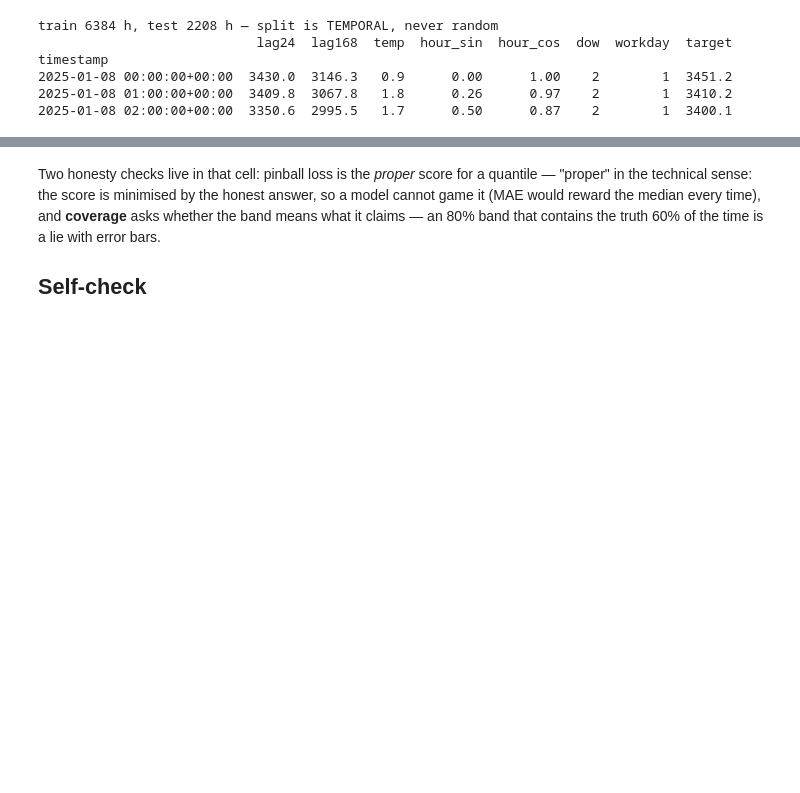
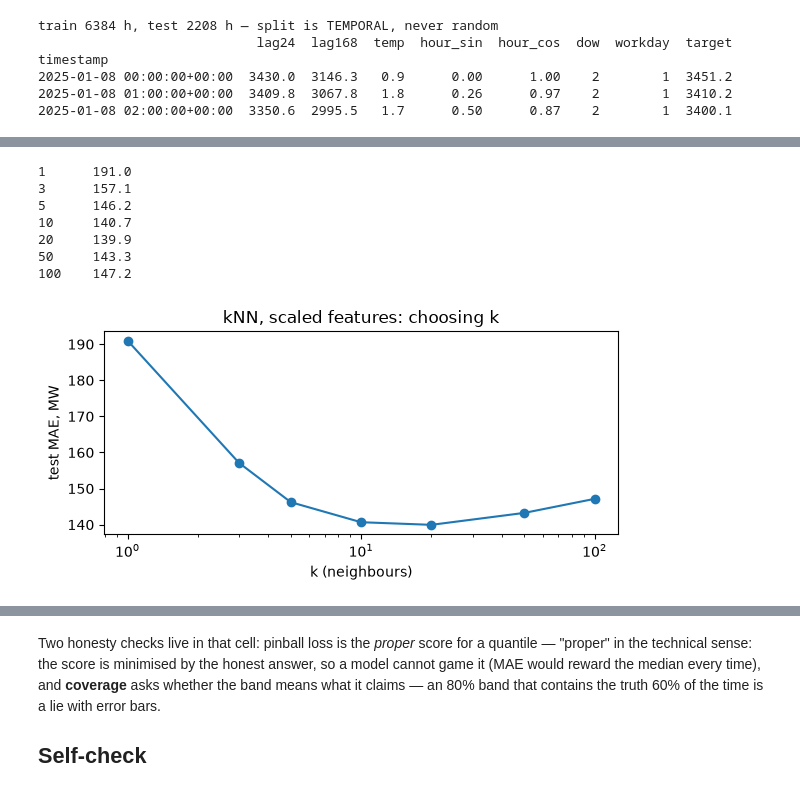
Before and after one commit to KTH-EG2140/course-material, a Jupyter notebook: notebooks/LC10_forecasting_learners.ipynb, the cells around one changed output, grey strips where cells are left out. Drawn from its saved outputs; the diff is of its cells as text; code cells hidden in the pictures; blank space fills up the shorter version.

```diff
--- a/notebooks/LC10_forecasting_learners.ipynb
+++ b/notebooks/LC10_forecasting_learners.ipynb
@@ -87,12 +76,0 @@ Both learners beat persistence by about 50 MW; the linear model wins by a hair
-# %%
-from sklearn.linear_model import LinearRegression
-from sklearn.ensemble import HistGradientBoostingRegressor
-models = {"linear": LinearRegression(), "gbdt": HistGradientBoostingRegressor(random_state=0)}
-# Fit each candidate on the training period, score MAE on the untouched test
-# period; the persistence row reuses the lag24 column — no model needed.
-mae = {}
-for name, m in models.items():
-    m.fit(Xtr, ytr)
-    mae[name] = float(np.abs(m.predict(Xte) - yte).mean())
-mae["persistence(24h)"] = float(np.abs(Xte["lag24"] - yte).mean())
-print(pd.Series(mae).round(1).sort_values().to_string())
@@ -135,0 +130,7 @@ ax.legend(); ax.set_ylabel("MW"); ax.set_title("Probabilistic forecast, one Octo
+# %%
+from sklearn.neighbors import KNeighborsRegressor
+# kNN with k=10 on the table exactly as built in 1.1
+knn_raw = KNeighborsRegressor(10)
+knn_raw.fit(Xtr, ytr)                  # kNN only stores the training rows
+mae["kNN k=10, raw features"] = float(np.abs(knn_raw.predict(Xte) - yte).mean())
+print(f"kNN k=10, raw features: {mae['kNN k=10, raw features']:.1f} MW")
@@ -135,0 +178,11 @@ ax.legend(); ax.set_ylabel("MW"); ax.set_title("Probabilistic forecast, one Octo
+# %%
+from sklearn.pipeline import make_pipeline
+from sklearn.preprocessing import StandardScaler
+# Scaler + kNN as one model: the scaler learns its means/spreads from Xtr only
+knn_scaled = make_pipeline(StandardScaler(), KNeighborsRegressor(10))
+knn_scaled.fit(Xtr, ytr)
+mae["kNN k=10, scaled"] = float(np.abs(knn_scaled.predict(Xte) - yte).mean())
+print(f"kNN k=10, scaled: {mae['kNN k=10, scaled']:.1f} MW")
+# The same 08:00 row: scale it with the training scaler, then ask for its neighbours
+dist, pos = knn_scaled[1].kneighbors(knn_scaled[0].transform(row))
+print("forecast hour:", row.index.hour[0], "  neighbours' hours:", list(Xtr.index[pos[0]].hour))
@@ -135,0 +203,22 @@ ax.legend(); ax.set_ylabel("MW"); ax.set_title("Probabilistic forecast, one Octo
+# %%
+# Fit the scaled kNN once per k and record its test MAE
+k_values = [1, 3, 5, 10, 20, 50, 100]
+k_mae = []
+for k in k_values:
+    m = make_pipeline(StandardScaler(), KNeighborsRegressor(k)).fit(Xtr, ytr)
+    k_mae.append(float(np.abs(m.predict(Xte) - yte).mean()))
+print(pd.Series(k_mae, index=k_values).round(1).to_string())
+# MAE against k, log x-axis
+fig, ax = plt.subplots(figsize=(6, 3))
+ax.plot(k_values, k_mae, marker="o"); ax.set_xscale("log")
+ax.set_xlabel("k (neighbours)"); ax.set_ylabel("test MAE, MW"); ax.set_title("kNN, scaled features: choosing k")
+plt.tight_layout()
+# %% [output]
+1      191.0
+3      157.1
+5      146.2
+10     140.7
+20     139.9
+50     143.3
+100    147.2
+[figure, added]
```
Also changed, not shown: parts of 38 cells of this notebook, 4 other files.
